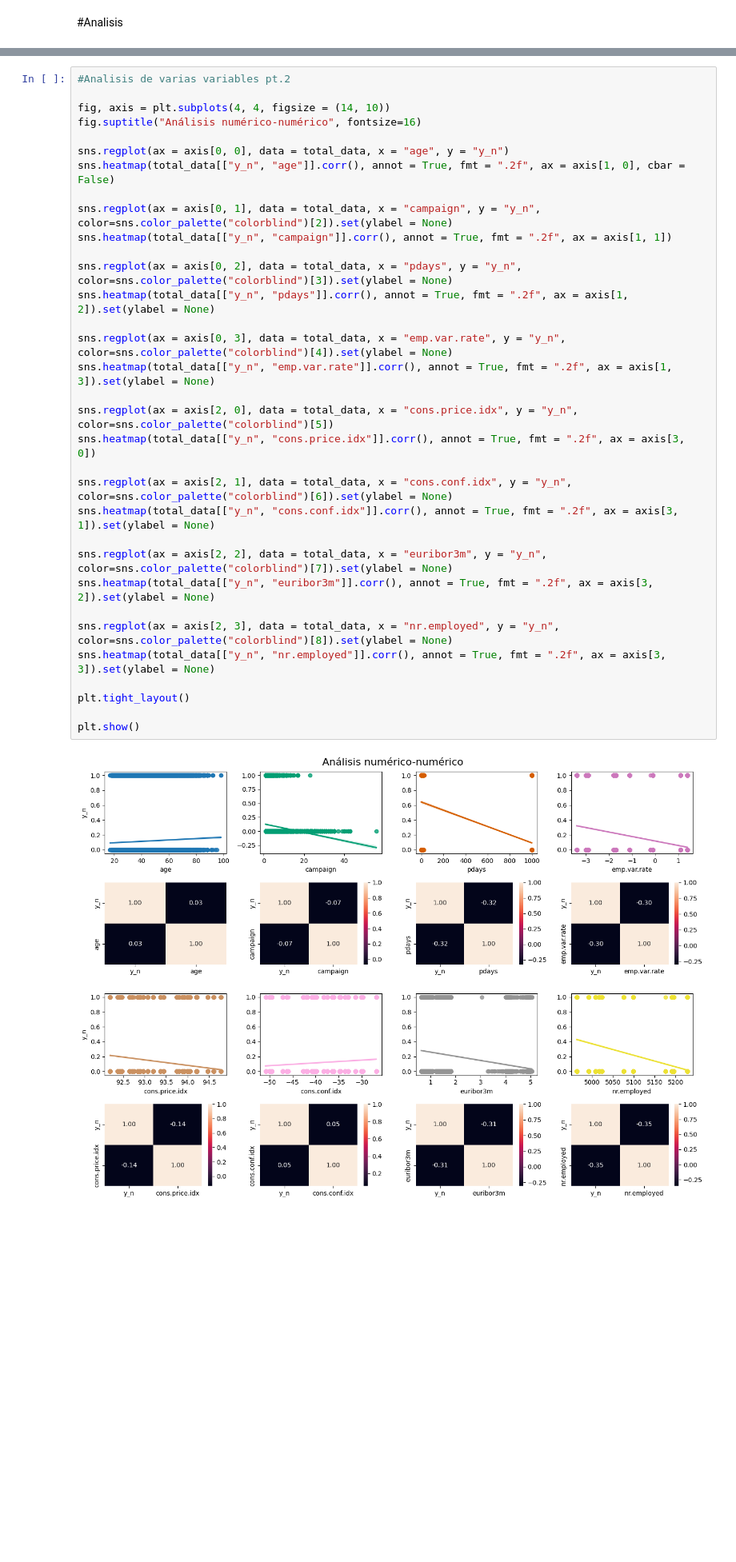
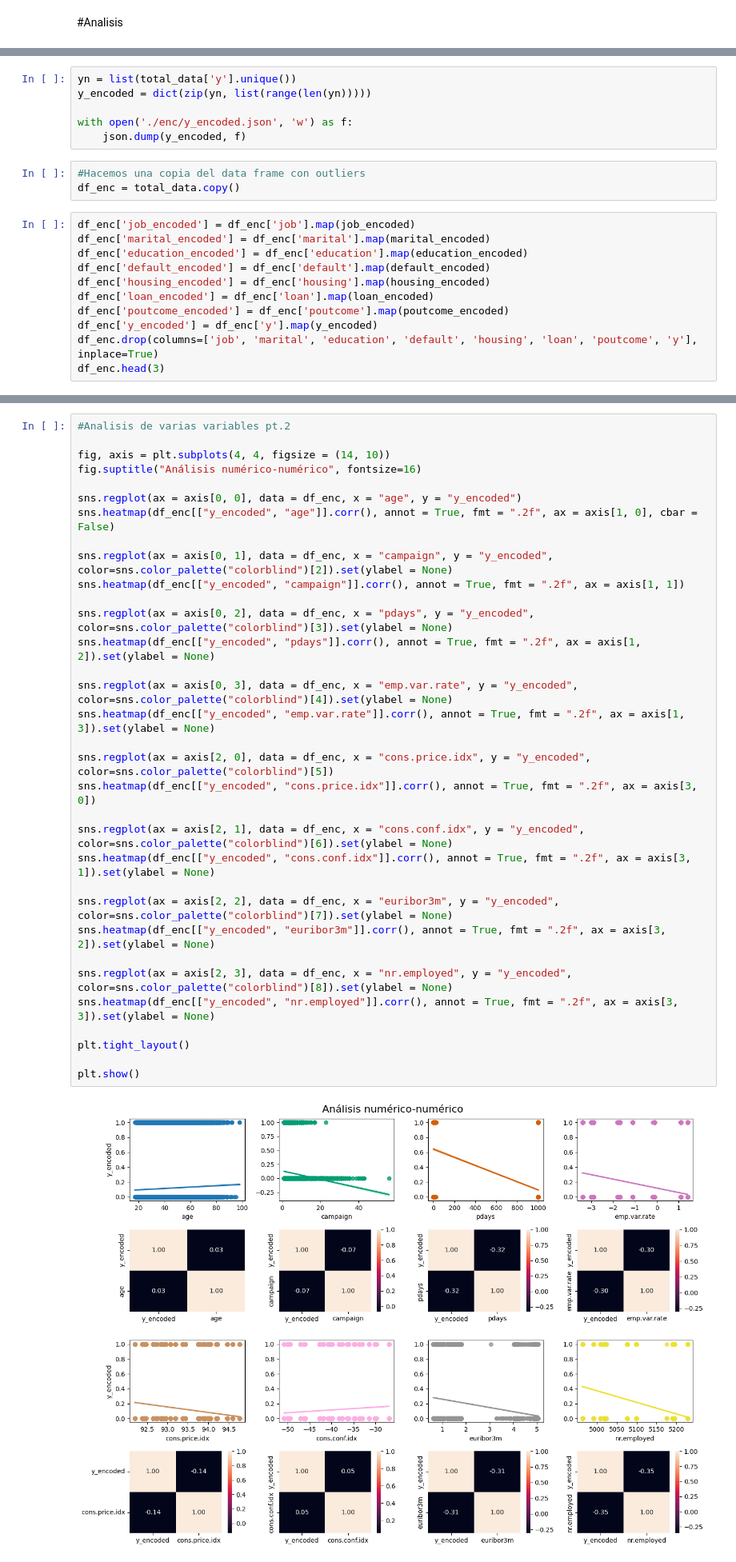
Before and after one commit to NatTajuelo/Ejercicio-y-Tutorial-de-Regresion-Logistica, a Jupyter notebook: src/explore.ipynb, the cells around one changed output, grey strips where cells are left out. Shown at 80% size. Cells and saved outputs as stored; diff of their text form; blank space fills up the shorter version.

```diff
--- a/src/explore.ipynb
+++ b/src/explore.ipynb
@@ -319,0 +262,20 @@ total_data["y_n"] = total_data["y"].apply(lambda x: y_dict.get(x))
+# %%
+yn = list(total_data['y'].unique())
+y_encoded = dict(zip(yn, list(range(len(yn)))))
+
+with open('./enc/y_encoded.json', 'w') as f:
+    json.dump(y_encoded, f)
+# %%
+#Hacemos una copia del data frame con outliers
+df_enc = total_data.copy()
+# %%
+df_enc['job_encoded'] = df_enc['job'].map(job_encoded)
+df_enc['marital_encoded'] = df_enc['marital'].map(marital_encoded)
+df_enc['education_encoded'] = df_enc['education'].map(education_encoded)
+df_enc['default_encoded'] = df_enc['default'].map(default_encoded)
+df_enc['housing_encoded'] = df_enc['housing'].map(housing_encoded)
+df_enc['loan_encoded'] = df_enc['loan'].map(loan_encoded)
+df_enc['poutcome_encoded'] = df_enc['poutcome'].map(poutcome_encoded)
+df_enc['y_encoded'] = df_enc['y'].map(y_encoded)
+df_enc.drop(columns=['job', 'marital', 'education', 'default', 'housing', 'loan', 'poutcome', 'y'], inplace=True)
+df_enc.head(3)
@@ -320,37 +287,37 @@ total_data["y_n"] = total_data["y"].apply(lambda x: y_dict.get(x))
 # %%
 #Analisis de varias variables pt.2
 
 fig, axis = plt.subplots(4, 4, figsize = (14, 10))
 fig.suptitle("Análisis numérico-numérico", fontsize=16)
 
-sns.regplot(ax = axis[0, 0], data = total_data, x = "age", y = "y_n")
-sns.heatmap(total_data[["y_n", "age"]].corr(), annot = True, fmt = ".2f", ax = axis[1, 0], cbar = False)
+sns.regplot(ax = axis[0, 0], data = df_enc, x = "age", y = "y_encoded")
+sns.heatmap(df_enc[["y_encoded", "age"]].corr(), annot = True, fmt = ".2f", ax = axis[1, 0], cbar = False)
 
-sns.regplot(ax = axis[0, 1], data = total_data, x = "campaign", y = "y_n", color=sns.color_palette("colorblind")[2]).set(ylabel = None)
-sns.heatmap(total_data[["y_n", "campaign"]].corr(), annot = True, fmt = ".2f", ax = axis[1, 1])
+sns.regplot(ax = axis[0, 1], data = df_enc, x = "campaign", y = "y_encoded", color=sns.color_palette("colorblind")[2]).set(ylabel = None)
+sns.heatmap(df_enc[["y_encoded", "campaign"]].corr(), annot = True, fmt = ".2f", ax = axis[1, 1])
 
-sns.regplot(ax = axis[0, 2], data = total_data, x = "pdays", y = "y_n", color=sns.color_palette("colorblind")[3]).set(ylabel = None)
-sns.heatmap(total_data[["y_n", "pdays"]].corr(), annot = True, fmt = ".2f", ax = axis[1, 2]).set(ylabel = None)
+sns.regplot(ax = axis[0, 2], data = df_enc, x = "pdays", y = "y_encoded", color=sns.color_palette("colorblind")[3]).set(ylabel = None)
+sns.heatmap(df_enc[["y_encoded", "pdays"]].corr(), annot = True, fmt = ".2f", ax = axis[1, 2]).set(ylabel = None)
 
-sns.regplot(ax = axis[0, 3], data = total_data, x = "emp.var.rate", y = "y_n", color=sns.color_palette("colorblind")[4]).set(ylabel = None)
-sns.heatmap(total_data[["y_n", "emp.var.rate"]].corr(), annot = True, fmt = ".2f", ax = axis[1, 3]).set(ylabel = None)
+sns.regplot(ax = axis[0, 3], data = df_enc, x = "emp.var.rate", y = "y_encoded", color=sns.color_palette("colorblind")[4]).set(ylabel = None)
+sns.heatmap(df_enc[["y_encoded", "emp.var.rate"]].corr(), annot = True, fmt = ".2f", ax = axis[1, 3]).set(ylabel = None)
 
-sns.regplot(ax = axis[2, 0], data = total_data, x = "cons.price.idx", y = "y_n", color=sns.color_palette("colorblind")[5])
-sns.heatmap(total_data[["y_n", "cons.price.idx"]].corr(), annot = True, fmt = ".2f", ax = axis[3, 0])
+sns.regplot(ax = axis[2, 0], data = df_enc, x = "cons.price.idx", y = "y_encoded", color=sns.color_palette("colorblind")[5])
+sns.heatmap(df_enc[["y_encoded", "cons.price.idx"]].corr(), annot = True, fmt = ".2f", ax = axis[3, 0])
 
-sns.regplot(ax = axis[2, 1], data = total_data, x = "cons.conf.idx", y = "y_n", color=sns.color_palette("colorblind")[6]).set(ylabel = None)
-sns.heatmap(total_data[["y_n", "cons.conf.idx"]].corr(), annot = True, fmt = ".2f", ax = axis[3, 1]).set(ylabel = None)
+sns.regplot(ax = axis[2, 1], data = df_enc, x = "cons.conf.idx", y = "y_encoded", color=sns.color_palette("colorblind")[6]).set(ylabel = None)
+sns.heatmap(df_enc[["y_encoded", "cons.conf.idx"]].corr(), annot = True, fmt = ".2f", ax = axis[3, 1]).set(ylabel = None)
 
-sns.regplot(ax = axis[2, 2], data = total_data, x = "euribor3m", y = "y_n", color=sns.color_palette("colorblind")[7]).set(ylabel = None)
-sns.heatmap(total_data[["y_n", "euribor3m"]].corr(), annot = True, fmt = ".2f", ax = axis[3, 2]).set(ylabel = None)
+sns.regplot(ax = axis[2, 2], data = df_enc, x = "euribor3m", y = "y_encoded", color=sns.color_palette("colorblind")[7]).set(ylabel = None)
+sns.heatmap(df_enc[["y_encoded", "euribor3m"]].corr(), annot = True, fmt = ".2f", ax = axis[3, 2]).set(ylabel = None)
 
-sns.regplot(ax = axis[2, 3], data = total_data, x = "nr.employed", y = "y_n", color=sns.color_palette("colorblind")[8]).set(ylabel = None)
-sns.heatmap(total_data[["y_n", "nr.employed"]].corr(), annot = True, fmt = ".2f", ax = axis[3, 3]).set(ylabel = None)
+sns.regplot(ax = axis[2, 3], data = df_enc, x = "nr.employed", y = "y_encoded", color=sns.color_palette("colorblind")[8]).set(ylabel = None)
+sns.heatmap(df_enc[["y_encoded", "nr.employed"]].corr(), annot = True, fmt = ".2f", ax = axis[3, 3]).set(ylabel = None)
 
 plt.tight_layout()
 
 plt.show()
 # %% [output]
-[figure, old version]
+[figure, new version]
 # %% [markdown]
 #Análisis
```
Also changed, not shown: parts of 80 cells of this notebook, 54 other files.
